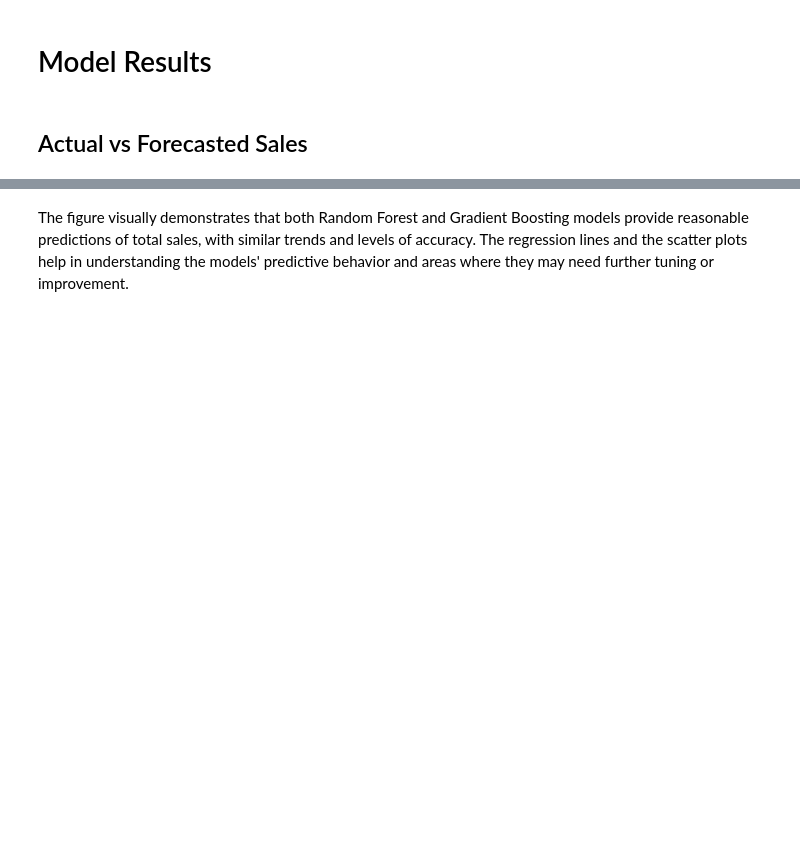
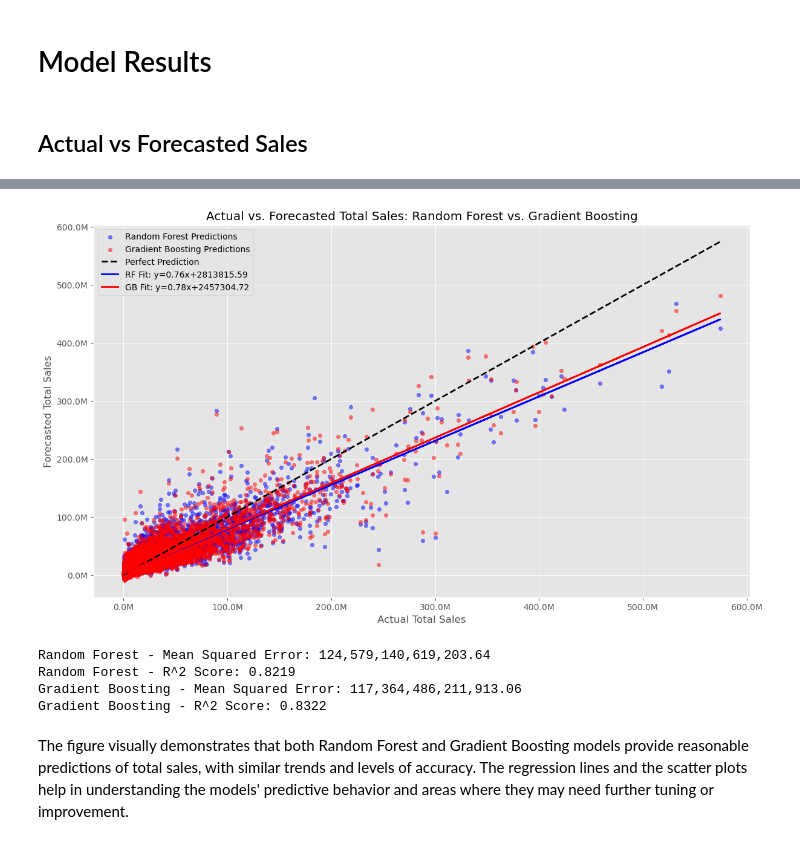
Before and after one commit to timothyrobbinscpa/cinema_revenue, a Jupyter notebook: src/predicting_cinema_revenue.ipynb, the cells around one changed output, grey strips where cells are left out. Drawn from its saved outputs; the diff is of its cells as text; code cells hidden in the pictures; blank space fills up the shorter version.

```diff
--- a/src/predicting_cinema_revenue.ipynb
+++ b/src/predicting_cinema_revenue.ipynb
@@ -1107,14 +1102,4 @@ Final Gradient Boosting Model with Optimized Parameters - MSE: 117364486211913.0
 # Model Results
 # %% [markdown]
 ## Actual vs Forecasted Sales
-# %%
-'''
-
-# Make predictions with the final model
-final_predictions = final_rf.predict(X_test)
-
-# Make predictions with the best model
-predictions_best_gb = best_gb.predict(X_test)
-
-'''
 # %% [markdown]
@@ -1195,3 +1107,68 @@ Gradient Boosting - R^2 Score: 0.8322
+# %%
+import matplotlib.pyplot as plt
+import numpy as np
+from sklearn.metrics import mean_squared_error, r2_score
+from matplotlib.ticker import FuncFormatter
+
+# Function to format the axis labels
+def millions(x, pos):
+    'The two args are the value and tick position'
+    return '%1.1fM' % (x * 1e-6)
+
+def billions(x, pos):
+    'The two args are the value and tick position'
+    return '%1.1fB' % (x * 1e-9)
+
+# Plot actual vs. forecasted values
+plt.figure(figsize=(14, 8))
+
+# Scatter plot for Random Forest predictions
+plt.scatter(y_test, final_predictions, alpha=0.5, s=20, label='Random Forest Predictions', color='b')
+
+# Scatter plot for Gradient Boosting predictions
+plt.scatter(y_test, predictions_best_gb, alpha=0.5, s=20, label='Gradient Boosting Predictions', color='r')
+
+# Plot the perfect prediction line
+plt.plot([y_test.min(), y_test.max()], [y_test.min(), y_test.max()], 'k--', lw=2, label='Perfect Prediction')
+
+# Calculate the regression line for Random Forest predictions
+slope_rf, intercept_rf = np.polyfit(y_test, final_predictions, 1)
+plt.plot(y_test, slope_rf * y_test + intercept_rf, color='blue', linewidth=2, label=f'RF Fit: y={slope_rf:.2f}x+{intercept_rf:.2f}')
+
+# Calculate the regression line for Gradient Boosting predictions
+slope_gb, intercept_gb = np.polyfit(y_test, predictions_best_gb, 1)
+plt.plot(y_test, slope_gb * y_test + intercept_gb, color='red', linewidth=2, label=f'GB Fit: y={slope_gb:.2f}x+{intercept_gb:.2f}')
+
+# Format the x and y axis to show millions or billions
+formatter = FuncFormatter(millions)
+plt.gca().xaxis.set_major_formatter(formatter)
+plt.gca().yaxis.set_major_formatter(formatter)
+
+# Labels and title
+plt.xlabel('Actual Total Sales')
+plt.ylabel('Forecasted Total Sales')
+plt.title('Actual vs. Forecasted Total Sales: Random Forest vs. Gradient Boosting')
+plt.legend()
+
+plt.show()
+
+# Calculate and print evaluation metrics for Random Forest
+mse_rf = mean_squared_error(y_test, final_predictions)
+r2_rf = r2_score(y_test, final_predictions)
+print(f'Random Forest - Mean Squared Error: {mse_rf:,.2f}')
+print(f'Random Forest - R^2 Score: {r2_rf:.4f}')
+
+# Calculate and print evaluation metrics for Gradient Boosting
+mse_gb = mean_squared_error(y_test, predictions_best_gb)
+r2_gb = r2_score(y_test, predictions_best_gb)
+print(f'Gradient Boosting - Mean Squared Error: {mse_gb:,.2f}')
+print(f'Gradient Boosting - R^2 Score: {r2_gb:.4f}')
+# %% [output]
+[figure, added]
+Random Forest - Mean Squared Error: 124,579,140,619,203.64
+Random Forest - R^2 Score: 0.8219
+Gradient Boosting - Mean Squared Error: 117,364,486,211,913.06
+Gradient Boosting - R^2 Score: 0.8322
 # %% [markdown]
 The figure visually demonstrates that both Random Forest and Gradient Boosting models provide reasonable predictions of total sales, with similar trends and levels of accuracy. The regression lines and the scatter plots help in understanding the models' predictive behavior and areas where they may need further tuning or improvement.
 # %% [markdown]
```
Also changed, not shown: parts of 7 cells of this notebook.
